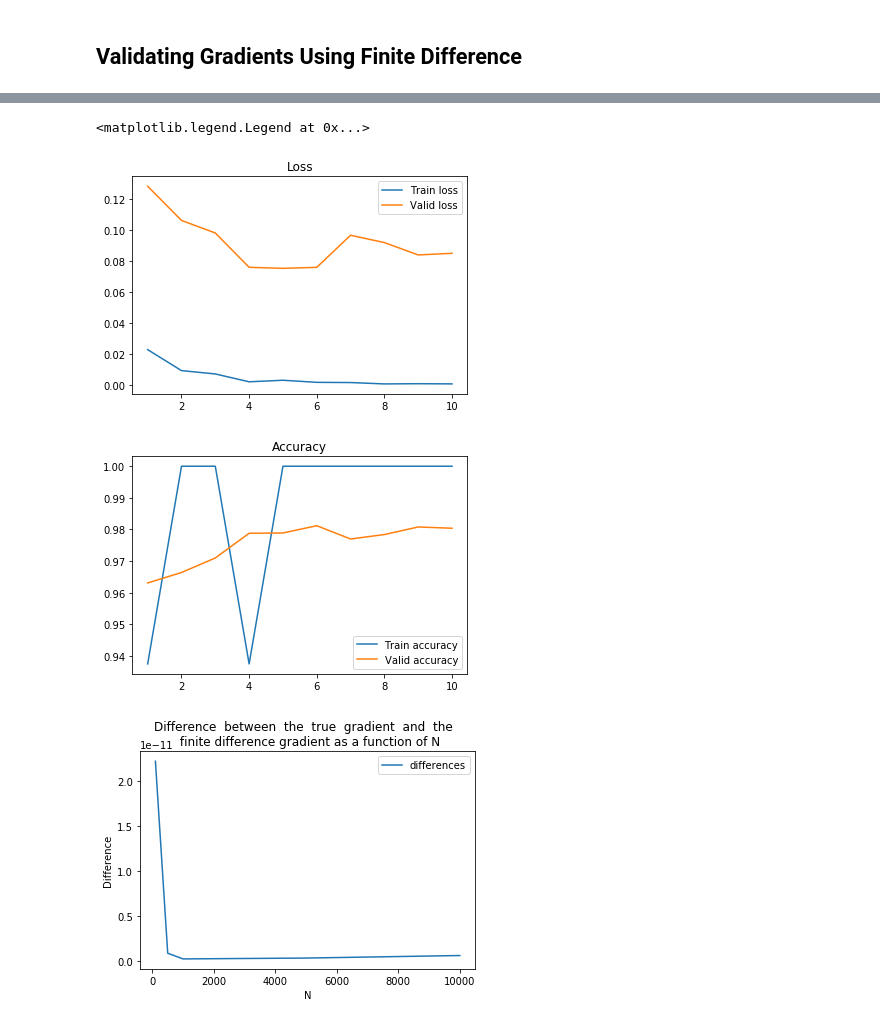
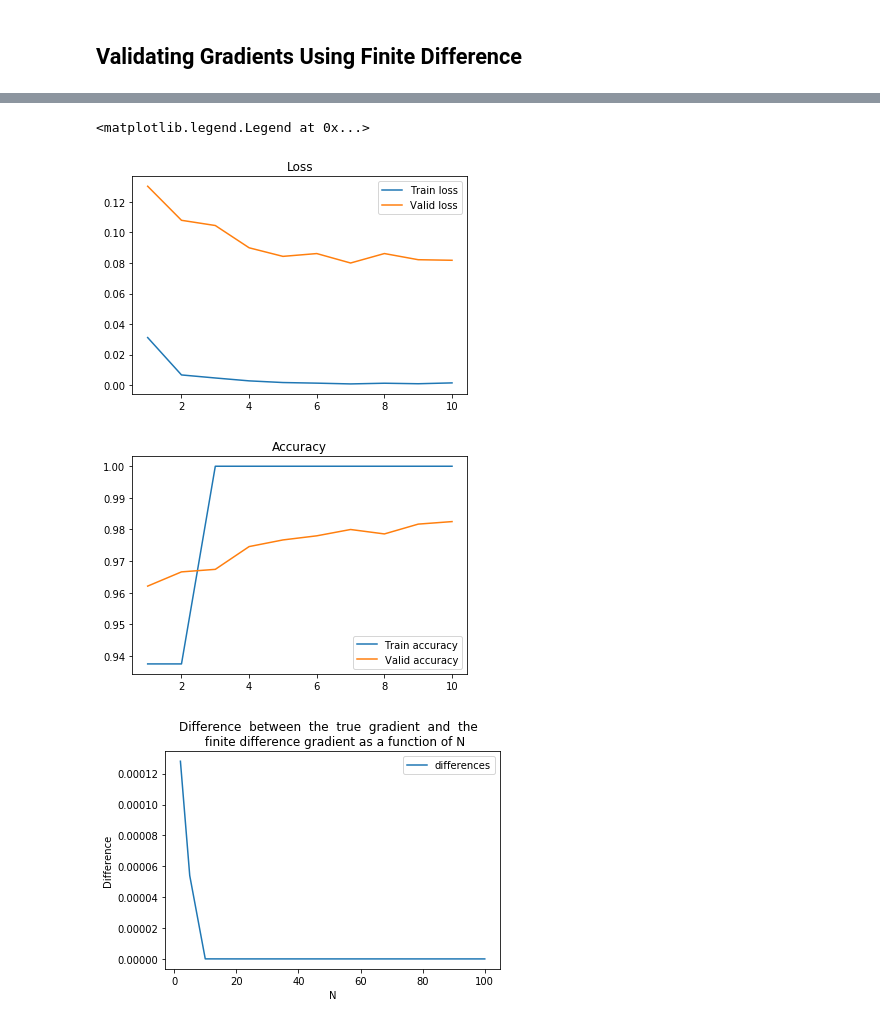
Before and after one commit to LaurenceDupont/ift6135-assignments, a Jupyter notebook: assignment1/problem1.ipynb, the cells around one changed output, grey strips where cells are left out. Drawn from its saved outputs; the diff is of its cells as text; code cells hidden in the pictures.

```diff
--- a/assignment1/problem1.ipynb
+++ b/assignment1/problem1.ipynb
@@ -384,12 +311,10 @@ Validation               Accuracy: 0.9778        Loss: 0.1037
 # %% [markdown]
 ## Validating Gradients Using Finite Difference
 # %%
-# Code partially taken from Marc-André's homework#3 of IFT6390 class.
-lr = 0.0075
+lr = 0.008
 hd = (800,300)
 mb = 64
 epoch = 10
-eps = (1/10, 1/50, 1/100, 1/500, 1/1000)
 
 model_finite_diff = NN(hidden_dims=hd, weight_mode="glorot", mode="ReLU")
 log = model_finite_diff.train(X_train, y_train, X_valid, y_valid, epochs = epoch,
@@ -427,8 +352,8 @@ plt.plot(np.arange(1,11,1), log["valid_accuracy"], label = "Valid accuracy")
 plt.legend()
 # %% [output]
 <matplotlib.legend.Legend at 0x...>
-[figure, old version]
+[figure, new version]
-[figure, old version]
+[figure, new version]
 # %%
 def finite_diff_gradient_check(model, sample_X, sample_Y, weights_idx = 10, n_values = None):
     """
@@ -452,33 +377,34 @@ def finite_diff_gradient_check(model, sample_X, sample_Y, weights_idx = 10, n_va
             grads = model_finite_diff.backward(cache, sample_Y)
             grad = grads["W2"][0,i]
 
             model_finite_diff.W2[0,i] += eps
             loss_eps_plus = model_finite_diff.loss(sample_X, sample_Y)
             model_finite_diff.W2[0,i] -= 2*eps
             loss_eps_minus = model_finite_diff.loss(sample_X, sample_Y)
             model_finite_diff.W2[0,i] += eps
             finite_diff = (loss_eps_plus - loss_eps_minus)/(2*eps)
 
+
             difference = np.abs(grad - finite_diff)
             if difference > max_difference:
                 max_difference = difference
 
-        max_differences.append(difference)
+        max_differences.append(max_difference)
 
 
     plt.plot(n_values, max_differences, label="differences")
 
     plt.title("Difference  between  the  true  gradient  and  the  \n finite difference gradient as a function of N")
     plt.xlabel("N")
     plt.ylabel("Difference")
     plt.legend()
     plt.show()
 
 finite_diff_gradient_check(
     model_finite_diff,
     (X_train[0, np.newaxis]),
     y_train[0],
-    n_values=[100, 500, 1000, 5000, 10000]
+    n_values=[2, 5, 10, 20, 100]
 )
 # %% [output]
-[figure, old version]
+[figure, new version]
```
Also changed, not shown: parts of 5 cells of this notebook.
